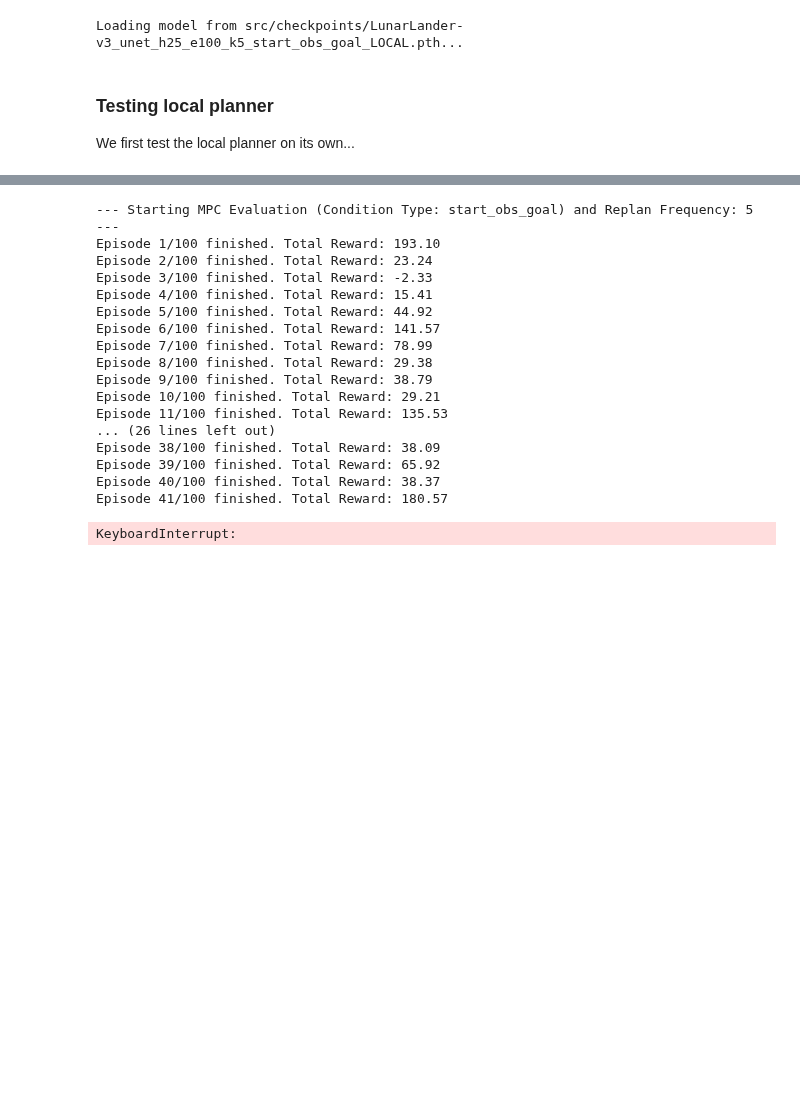
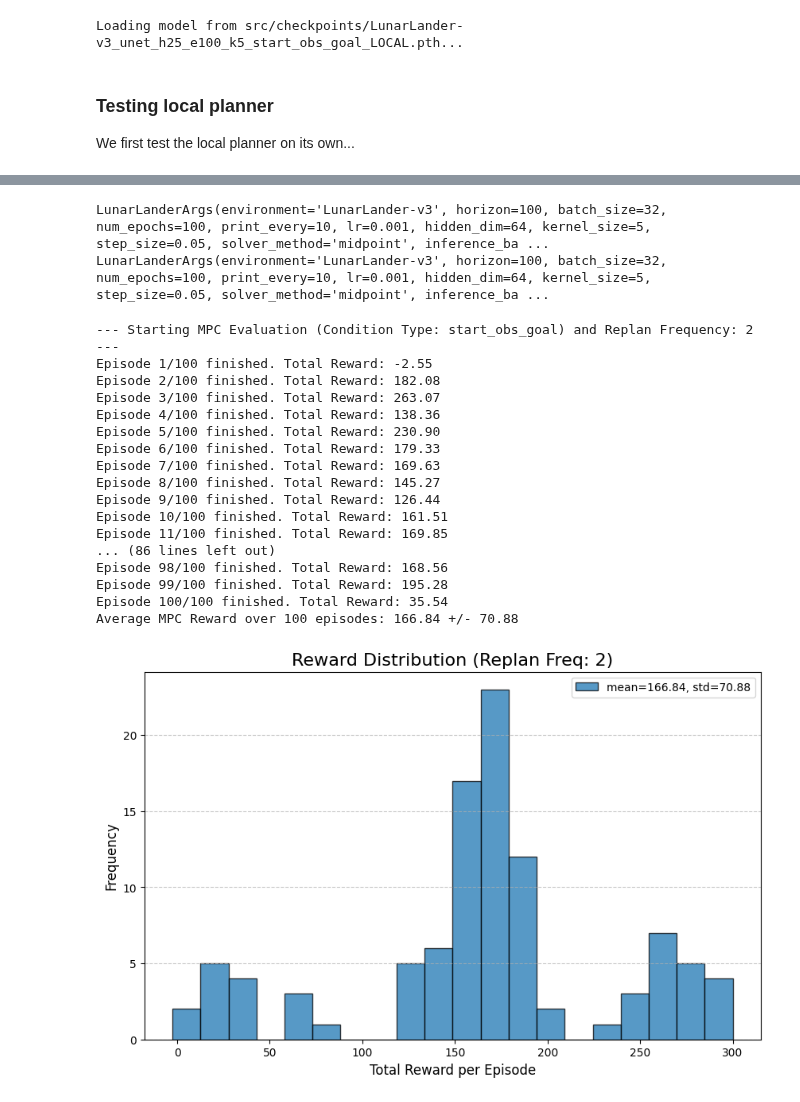
Before and after one commit to frankcholula/flow_planner, a Jupyter notebook: src/notebooks/hp.ipynb, the cells around one changed output, grey strips where cells are left out. Drawn from its saved outputs; the diff is of its cells as text; code cells hidden in the pictures; blank space fills up the shorter version.

```diff
--- a/src/notebooks/hp.ipynb
+++ b/src/notebooks/hp.ipynb
@@ -104,7 +104,7 @@ from src.run import load_dataset
 
 
 @dataclass
-class LunarLanderArgs:
+class GlobalLunarLanderArgs:
     environment: str = "LunarLander-v3"
     horizon: int = 100
     batch_size: int = 32
@@ -122,7 +122,7 @@ class LunarLanderArgs:
     model_target: str = "obs_only"
 
 
-args = LunarLanderArgs()
+args = GlobalLunarLanderArgs()
 
 # Preparing the dataset
 config, minari_dataset, env = load_dataset(args, eval_env=True)
@@ -314,7 +314,8 @@ Average MPC Reward over 100 episodes: 107.19 +/- 63.97
 GLOBAL_MODEL_PATH = (
     "src/checkpoints/LunarLander-v3_unet_h100_e100_k5_start_obs_goal.pth"
 )
-global_args = LunarLanderArgs(model_target="obs_only")  # horizon, hidden_dim…
+global_args = GlobalLunarLanderArgs(model_target="obs_only")
+print(global_args)
 obs_input_dim = config.obs_dim * global_args.horizon
 gmodel = ConditionalUNet1D(
     horizon=global_args.horizon,
@@ -331,7 +332,8 @@ gT = torch.linspace(0, 1, 10).to(device)
 LOCAL_MODEL_PATH = (
     "src/checkpoints/LunarLander-v3_unet_h25_e100_k5_start_obs_goal_LOCAL.pth"
 )
-local_args = LunarLanderArgs(model_target="act_only")  # horizon, hidden_dim…
+local_args = LocalLunarLanderArgs(model_target="act_only")
+print(local_args)
 act_input_dim = config.action_dim * local_args.horizon
 lmodel = ConditionalUNet1D(
     horizon=local_args.horizon,
@@ -379,6 +381,9 @@ def hierarchical_planner(cond_dict, replan_freq=5):
     _, act_plan = local_planner(local_cond)
 
     return obs_plan, act_plan
+# %% [output]
+LunarLanderArgs(environment='LunarLander-v3', horizon=100, batch_size=32, num_epochs=100, print_every=10, lr=0.001, hidden_dim=64, kernel_size=5, step_size=0.05, solver_method='midpoint', inference_ba ...
+LunarLanderArgs(environment='LunarLander-v3', horizon=100, batch_size=32, num_epochs=100, print_every=10, lr=0.001, hidden_dim=64, kernel_size=5, step_size=0.05, solver_method='midpoint', inference_ba ...
 # %%
 class StatefulHierarchicalPlanner:
     def __init__(self, global_planner, local_planner, global_replan_freq=10):
@@ -413,34 +419,34 @@ class StatefulHierarchicalPlanner:
         return self.cached_obs_plan, act_plan
 # %%
 final_goal_state = torch.tensor([0, 0, 0, 0, 0, 0, 1, 1], dtype=torch.float32)
-hierarchical_planner = StatefulHierarchicalPlanner(global_planner, local_planner)
+hierarchical_planner = StatefulHierarchicalPlanner(global_planner, local_planner, global_replan_freq=10)
 rewards = evaluate_policy_mpc(
     env=env,
     planner_fn=hierarchical_planner,
     num_episodes=100,
     condition_type="start_obs_goal",
     goal_obs=final_goal_state,
     max_episode_length=300,
-    replan_freq=5,
+    replan_freq=2,
     render=False,
 )
 env.close()
 # %% [output]
---- Starting MPC Evaluation (Condition Type: start_obs_goal) and Replan Frequency: 5 ---
-Episode 1/100 finished. Total Reward: 193.10
-Episode 2/100 finished. Total Reward: 23.24
-Episode 3/100 finished. Total Reward: -2.33
-Episode 4/100 finished. Total Reward: 15.41
-Episode 5/100 finished. Total Reward: 44.92
-Episode 6/100 finished. Total Reward: 141.57
-Episode 7/100 finished. Total Reward: 78.99
-Episode 8/100 finished. Total Reward: 29.38
-Episode 9/100 finished. Total Reward: 38.79
-Episode 10/100 finished. Total Reward: 29.21
-Episode 11/100 finished. Total Reward: 135.53
-... (26 lines left out)
-Episode 38/100 finished. Total Reward: 38.09
-Episode 39/100 finished. Total Reward: 65.92
-Episode 40/100 finished. Total Reward: 38.37
-Episode 41/100 finished. Total Reward: 180.57
+--- Starting MPC Evaluation (Condition Type: start_obs_goal) and Replan Frequency: 2 ---
+Episode 1/100 finished. Total Reward: -2.55
+Episode 2/100 finished. Total Reward: 182.08
+Episode 3/100 finished. Total Reward: 263.07
+Episode 4/100 finished. Total Reward: 138.36
+Episode 5/100 finished. Total Reward: 230.90
+Episode 6/100 finished. Total Reward: 179.33
+Episode 7/100 finished. Total Reward: 169.63
+Episode 8/100 finished. Total Reward: 145.27
+Episode 9/100 finished. Total Reward: 126.44
+Episode 10/100 finished. Total Reward: 161.51
+Episode 11/100 finished. Total Reward: 169.85
+... (86 lines left out)
+Episode 98/100 finished. Total Reward: 168.56
+Episode 99/100 finished. Total Reward: 195.28
+Episode 100/100 finished. Total Reward: 35.54
+Average MPC Reward over 100 episodes: 166.84 +/- 70.88
-KeyboardInterrupt:
+[figure, added]
```
Also changed, not shown: parts of 4 cells of this notebook, 1 other file.
